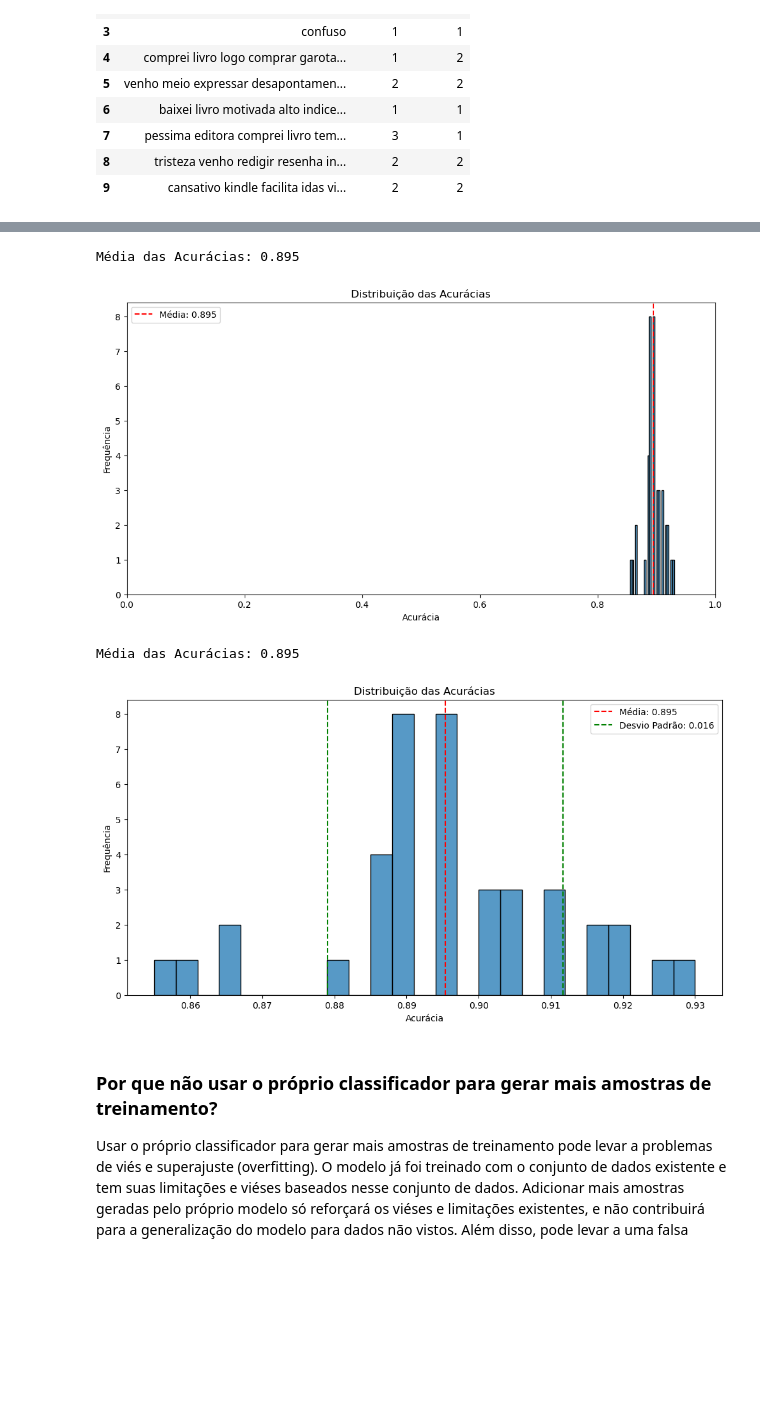
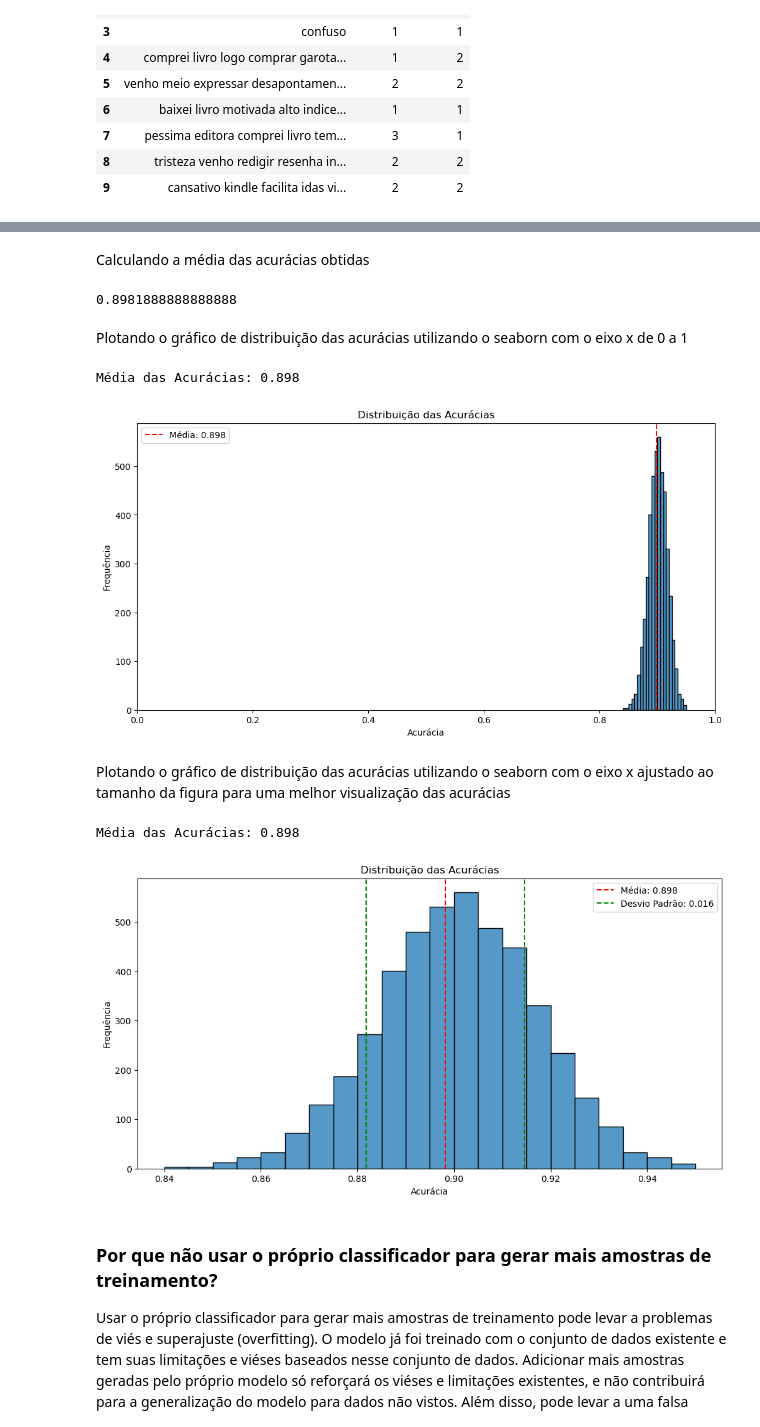
Before and after one commit to enzojunq/Projeto1_CDADOS, a Jupyter notebook: Projeto1 Template.ipynb, the cells around one changed output, grey strips where cells are left out. Saved outputs shown, nothing was run; the diff lists cells and outputs as text; code cells hidden in the pictures; blank space fills up the shorter version.

```diff
--- a/Projeto1 Template.ipynb
+++ b/Projeto1 Template.ipynb
@@ -321,15 +335,15 @@ print(t3r3)
 from sklearn.metrics import confusion_matrix, accuracy_score, ConfusionMatrixDisplay
 
 # Obter os rótulos verdadeiros e os rótulos previstos
-rotulos_verdadeiros = teste['Target']
-rotulos_previstos = teste['Previsão']
+verdadeiros = teste['Target']
+previstos = teste['Previsão']
 
 # Calcular a matriz de confusão
-matriz_confusao = confusion_matrix(rotulos_verdadeiros, rotulos_previstos)
+matriz_confusao = confusion_matrix(verdadeiros, previstos)
 
 
 # Calcular a acurácia
-acuracia = accuracy_score(rotulos_verdadeiros, rotulos_previstos)
+acuracia = accuracy_score(verdadeiros, previstos)
 
 # Exibir a matriz de confusão e a acurácia
 ConfusionMatrixDisplay(matriz_confusao).plot()
@@ -337,7 +351,5 @@ plt.title('Matriz de Confusão')
 plt.xlabel('Previsão')
 plt.ylabel('Real')
 plt.show()
-
-print(f'Acurácia: {acuracia:.2f}%')
 # %% [output]
 [figure]
@@ -398,8 +410,10 @@ treino.to_excel('treino.xlsx', index=False)
 # %%
-iteracoes = 40
+from tqdm import tqdm
+
+iteracoes = 4500
 acuracias = []
 
-for i in range(iteracoes):
+for i in tqdm(range(iteracoes)):
     certo = 0
     teste_embaralhado = pd.concat([treino, teste])
     teste_embaralhado = teste_embaralhado[['Mensagem','Target']]
@@ -415,8 +429,15 @@ for i in range(iteracoes):
     acuracias.append(acuracia)
 
 media_acuracia = np.mean(acuracias)
+# %% [markdown]
+Calculando a média das acurácias obtidas
 # %%
 media_acuracia = np.mean(acuracias)
+media_acuracia
+# %% [output]
+0.8981888888888888
+# %% [markdown]
+Plotando o gráfico de distribuição das acurácias utilizando o seaborn com o eixo x de 0 a 1
 # %%
 import matplotlib.pyplot as plt
 import seaborn as sns
@@ -428,7 +449,7 @@ desvio_padrao_acuracia = np.std(acuracias)
 
 # Criando o gráfico de distribuição
 plt.figure(figsize=(12, 6))
-sns.histplot(acuracias, bins=25)
+sns.histplot(acuracias, bins=22)
 plt.axvline(media_acuracia, color='r', linestyle='--', label=f'Média: {media_acuracia:.3f}')
 # plt.axvline(media_acuracia + desvio_padrao_acuracia, color='g', linestyle='--', label=f'Desvio Padrão: {desvio_padrao_acuracia:.3f}')
 # plt.axvline(media_acuracia - desvio_padrao_acuracia, color='g', linestyle='--')
@@ -439,31 +460,33 @@ plt.ylabel('Frequência')
 plt.legend()
 plt.show()
 # %% [output]
-Média das Acurácias: 0.895
+Média das Acurácias: 0.898
-[figure, old version]
+[figure, new version]
+# %% [markdown]
+Plotando o gráfico de distribuição das acurácias utilizando o seaborn com o eixo x ajustado ao tamanho da figura para uma melhor visualização das acurácias
 # %%
 import matplotlib.pyplot as plt
 import seaborn as sns
 
 # Calculando a média e o desvio padrão das acurácias
 media_acuracia = np.mean(acuracias)
 print(f'Média das Acurácias: {media_acuracia:.3f}')
 desvio_padrao_acuracia = np.std(acuracias)
 
 # Criando o gráfico de distribuição
 plt.figure(figsize=(12, 6))
-sns.histplot(acuracias, bins=25)
+sns.histplot(acuracias, bins=22)
 plt.axvline(media_acuracia, color='r', linestyle='--', label=f'Média: {media_acuracia:.3f}')
 plt.axvline(media_acuracia + desvio_padrao_acuracia, color='g', linestyle='--', label=f'Desvio Padrão: {desvio_padrao_acuracia:.3f}')
 plt.axvline(media_acuracia - desvio_padrao_acuracia, color='g', linestyle='--')
 plt.title('Distribuição das Acurácias')
 plt.xlabel('Acurácia')
 plt.ylabel('Frequência')
 plt.legend()
 plt.show()
 # %% [output]
-Média das Acurácias: 0.895
+Média das Acurácias: 0.898
-[figure, old version]
+[figure, new version]
 # %% [markdown]
 ### Por que não usar o próprio classificador para gerar mais amostras de treinamento?
 Usar o próprio classificador para gerar mais amostras de treinamento pode levar a problemas de viés e superajuste (overfitting). O modelo já foi treinado com o conjunto de dados existente e tem suas limitações e viéses baseados nesse conjunto de dados. Adicionar mais amostras geradas pelo próprio modelo só reforçará os viéses e limitações existentes, e não contribuirá para a generalização do modelo para dados não vistos. Além disso, pode levar a uma falsa sensação de precisão e confiança no modelo, já que as amostras adicionadas são, por definição, bem classificadas pelo modelo.
```
Also changed, not shown: parts of 18 cells of this notebook, 2 other files.
